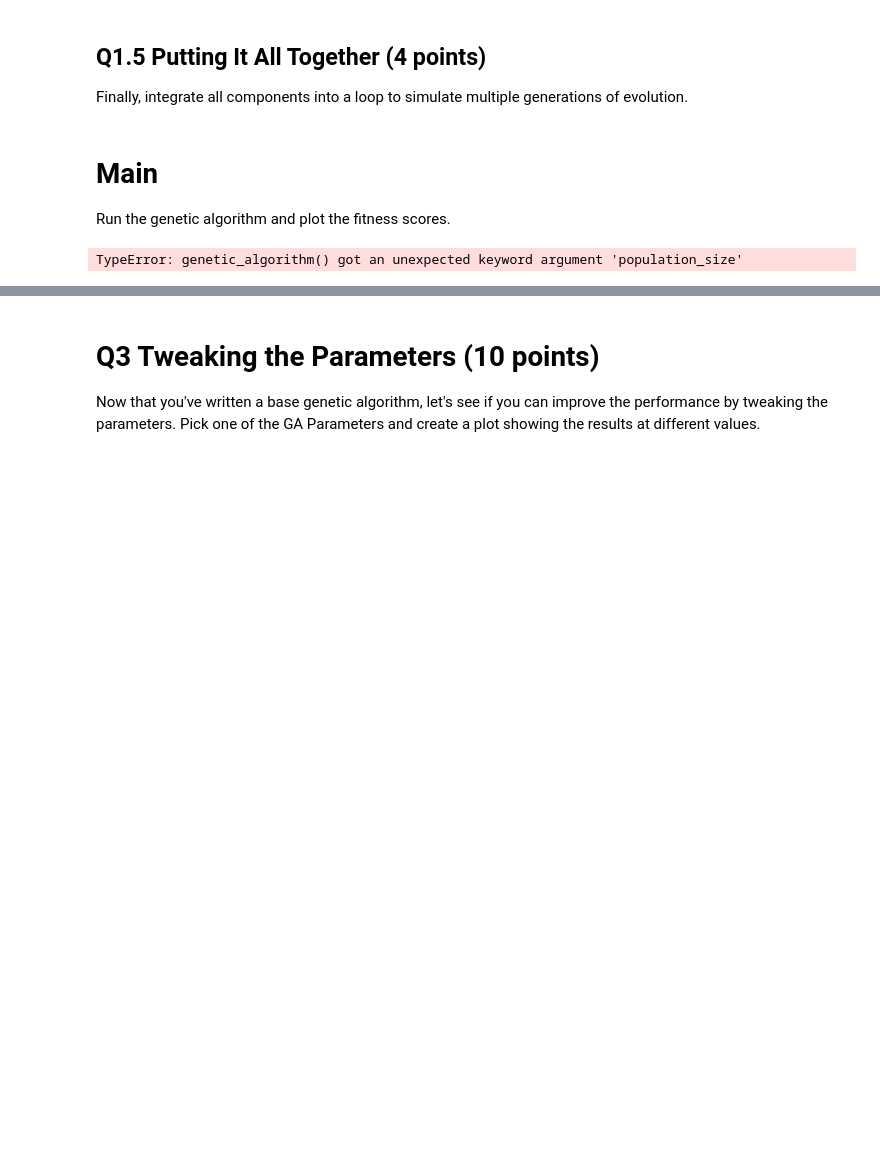
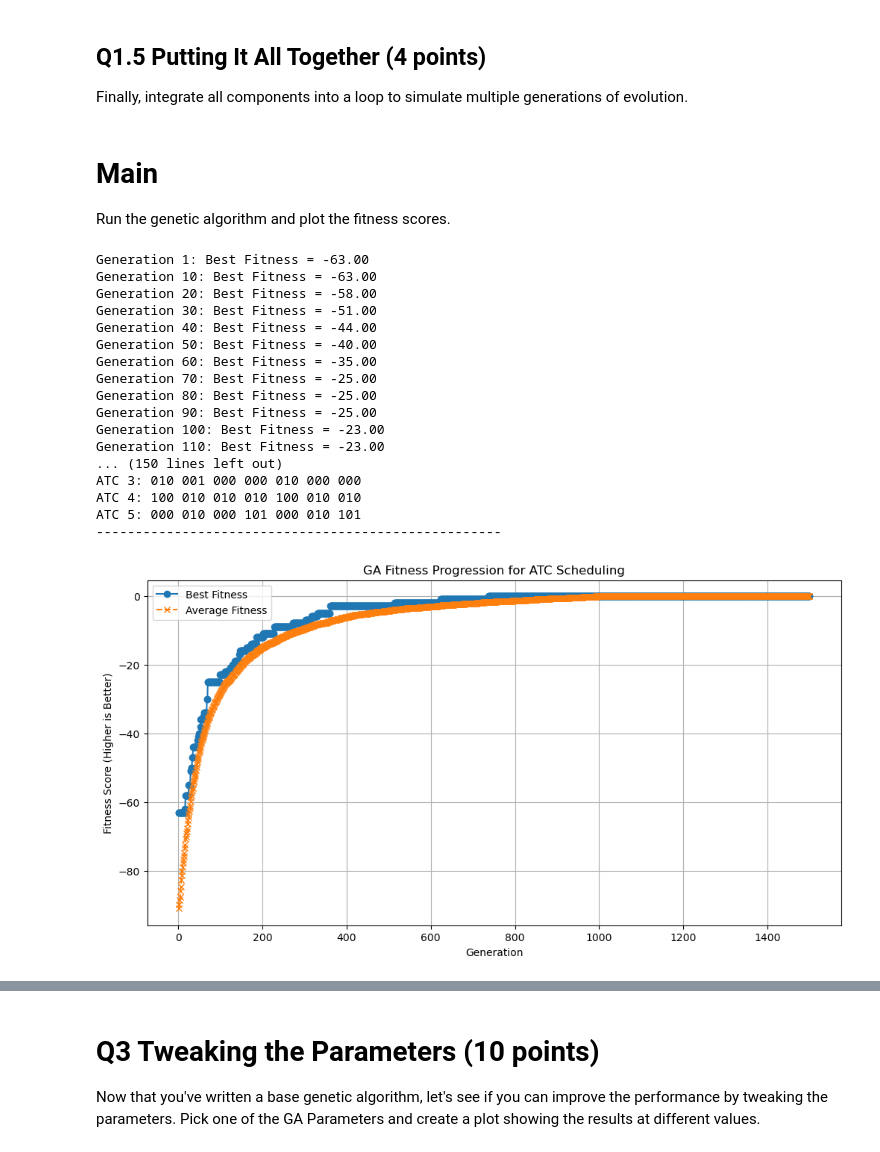
Before and after one commit to Josephvazhae1/advanced-algorithms-2025-01, a Jupyter notebook: lab-assignments/07-genetic/07-genetic-lab.ipynb, the cells around one changed output, grey strips where cells are left out. Saved outputs shown, nothing was run; the diff lists cells and outputs as text; code cells hidden in the pictures; blank space fills up the shorter version.

```diff
--- a/lab-assignments/07-genetic/07-genetic-lab.ipynb
+++ b/lab-assignments/07-genetic/07-genetic-lab.ipynb
@@ -228,9 +230,9 @@ def crossover(parent_1, parent_2, num_people, shifts_per_week, crossover_rate):
     offspring = []
     for i in range(num_people):
         child = []
-        for j in range(shifts_per_week)
+        for j in range(shifts_per_week):
             if random.random() < crossover_rate:
-                child.append(parent_2[i[j]])
+                child.append(parent_2[i][j])
             else:
                 child.append(parent_2[i][j])
         offspring.append(child)
@@ -262,13 +274,31 @@ def select_survivors(population, offspring_population, population_size, num_peop
+# %%
+def select_survivors(population, offspring_population, population_size, num_people, shifts_per_week, shifts_per_day, days_per_week):
+    """
+    Selects the next generation by combining parents and offspring and picking the best individuals.
+
+    Args:
+        population (list): Current generation.
+        offspring_population (list): Newly generated offspring.
+        population_size (int): Number of individuals to keep.
+        num_people (int): Number of people.
+        shifts_per_week (int): Number of shifts per week.
+        shifts_per_day (int): Number of shifts per day.
+        days_per_week (int): Number of days per week.
+
+    Returns:
+        new_population (list): Selected individuals for the next generation.
+    """
+    combined = population + offspring_population
+    fitness_scores = [evaluate_fitness(schedule, num_people, shifts_per_week, shifts_per_day) for schedule in combined]
+
+    # Sort by fitness (higher is better)
+    paired = list(zip(combined, fitness_scores))
+    paired.sort(key=lambda x: x[1], reverse=True)
+
+    # Pick top individuals
+    selected = [individual for individual, _ in paired[:population_size]]
+    return selected
 # %% [markdown]
 ## Q1.5 Putting It All Together (4 points)
 
 Finally, integrate all components into a loop to simulate multiple generations of evolution.
-# %%
-def genetic_algorithm(population_size, num_people, shifts_per_week, shifts_per_day, days_per_week,
-                      generations, mutation_rate, crossover_rate):
-    """
-    docstring here
-
-    make sure the parameters make sense for your chosen method!
-    """
-    pass
@@ -278,39 +372,56 @@ def genetic_algorithm(population_size, num_people, shifts_per_week, shifts_per_d
 Run the genetic algorithm and plot the fitness scores.
 # %%
 best_schedule, best_fitness, history, avg_history = genetic_algorithm(
-        population_size=POPULATION_SIZE,
+        population_size = POPULATION_SIZE,
         num_people=NUM_PEOPLE,
         shifts_per_week=SHIFTS_PER_WEEK,
         shifts_per_day=SHIFTS_PER_DAY,
         days_per_week=DAYS_PER_WEEK,
         generations=GENERATIONS,
         mutation_rate=MUTATION_RATE,
         crossover_rate=CROSSOVER_RATE,
     ) # CHECK THE PARAMETERS!!!
 
 print("\n" + "="*30)
 print("      Best Schedule Found")
 print("="*30)
 if best_schedule:
     # Evaluate the final best schedule again to be certain of its fitness score
-    final_check_fitness = evaluate_fitness(best_schedule, NUM_PEOPLE, SHIFTS_PER_WEEK, SHIFTS_PER_DAY, DAYS_PER_WEEK)
+    final_check_fitness = evaluate_fitness(best_schedule, NUM_PEOPLE, SHIFTS_PER_WEEK, SHIFTS_PER_DAY)
     print_schedule(best_schedule, final_check_fitness)
     if abs(final_check_fitness - best_fitness) > 0.01:
             print(f"[Note] Final re-evaluated fitness {final_check_fitness:.2f} differs slightly from tracked fitness {best_fitness:.2f}")
 else:
     print("\nNo suitable schedule found (best_schedule is None).")
     # Explain and show the plot
     print("\n" + "="*30)
     print("      Fitness Plot Explanation")
     print("="*30)
     print("The plot shows the fitness score evolution over generations:")
     print(" - 'Best Fitness': The fitness score of the absolute best schedule found in each generation.")
     print(" - 'Average Fitness': The average fitness score of all schedules in the population for each generation.")
     print("Ideally, both lines should trend upwards (towards 0 or positive values).")
     print("The gap between average and best fitness indicates population diversity.")
 plot_fitness(history, avg_history)
 # %% [output]
-TypeError: genetic_algorithm() got an unexpected keyword argument 'population_size'
+Generation 1: Best Fitness = -63.00
+Generation 10: Best Fitness = -63.00
+Generation 20: Best Fitness = -58.00
+Generation 30: Best Fitness = -51.00
+Generation 40: Best Fitness = -44.00
+Generation 50: Best Fitness = -40.00
+Generation 60: Best Fitness = -35.00
+Generation 70: Best Fitness = -25.00
+Generation 80: Best Fitness = -25.00
+Generation 90: Best Fitness = -25.00
+Generation 100: Best Fitness = -23.00
+Generation 110: Best Fitness = -23.00
+... (150 lines left out)
+ATC 3: 010 001 000 000 010 000 000
+ATC 4: 100 010 010 010 100 010 010
+ATC 5: 000 010 000 101 000 010 101
+----------------------------------------------------
+[figure, added]
 # %% [markdown]
 # Q2 Exploring the Solution Space (5 points)
 
```
Also changed, not shown: parts of 16 cells of this notebook.
